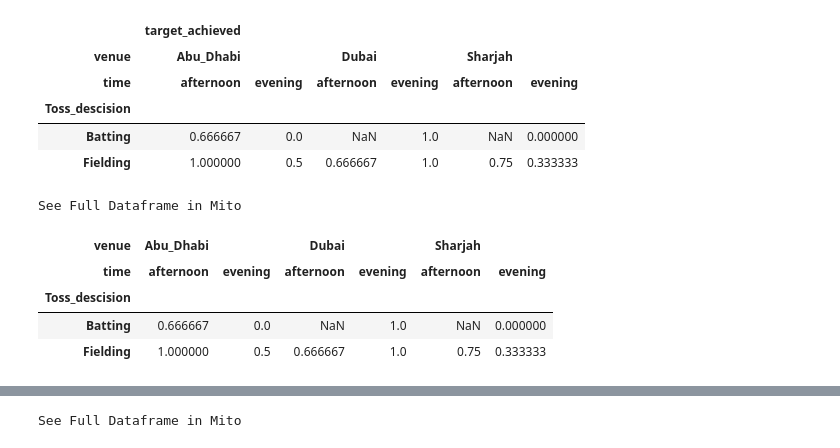
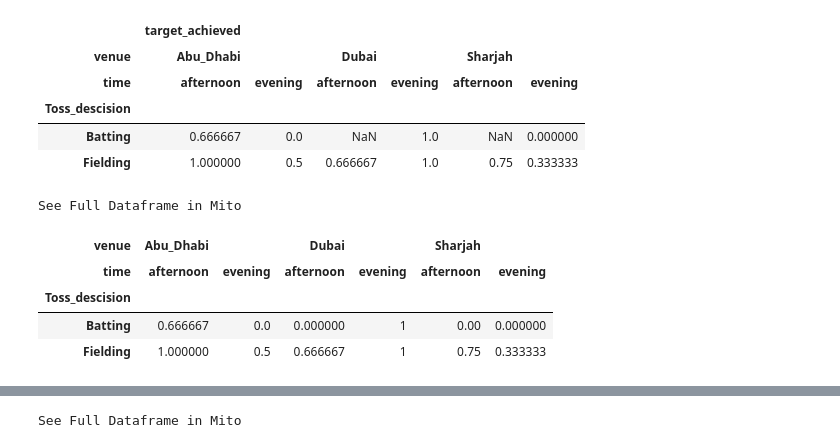
Before and after one commit to vks2021/Pythonprogramming, a Jupyter notebook: LinkedIn Post 37 - Pivot table.ipynb, the cells around one changed output, grey strips where cells are left out. Drawn from its saved outputs; the diff is of its cells as text; code cells hidden in the pictures.

```diff
--- a/LinkedIn Post 37 - Pivot table.ipynb
+++ b/LinkedIn Post 37 - Pivot table.ipynb
@@ -5,4 +3,5 @@ df.drop(['PassengerId','Ticket','Name'],inplace=True,axis=1)
 # %%
 import numpy as np
 import pandas as pd
-df = pd.read_csv("T20-ICC-WC.csv")
+df = pd.read_csv('https://raw.githubusercontent.com/vks2021/Pythonprogramming/main/T20-ICC-WC.csv')
+df.head()
@@ -51,11 +52,11 @@ See Full Dataframe in Mito
 | Batting | 0.666667 | 0.0 | NaN | 1.0 | NaN | 0.000000 |
 | Fielding | 1.000000 | 0.5 | 0.666667 | 1.0 | 0.75 | 0.333333 |
 # %%
-df1.pivot_table(index='Toss_descision', columns = ['venue', 'time'], values = 'target_achieved')
+df1.pivot_table(index='Toss_descision', columns = ['venue', 'time'], values = 'target_achieved', fill_value=0)
 # %% [output]
 See Full Dataframe in Mito
 | venue | Abu_Dhabi |  | Dubai |  | Sharjah |  |
 | time | afternoon | evening | afternoon | evening | afternoon | evening |
 | Toss_descision |  |  |  |  |  |  |
-| Batting | 0.666667 | 0.0 | NaN | 1.0 | NaN | 0.000000 |
-| Fielding | 1.000000 | 0.5 | 0.666667 | 1.0 | 0.75 | 0.333333 |
+| Batting | 0.666667 | 0.0 | 0.000000 | 1 | 0.00 | 0.000000 |
+| Fielding | 1.000000 | 0.5 | 0.666667 | 1 | 0.75 | 0.333333 |
```
Also changed, not shown: parts of 9 cells of this notebook.
